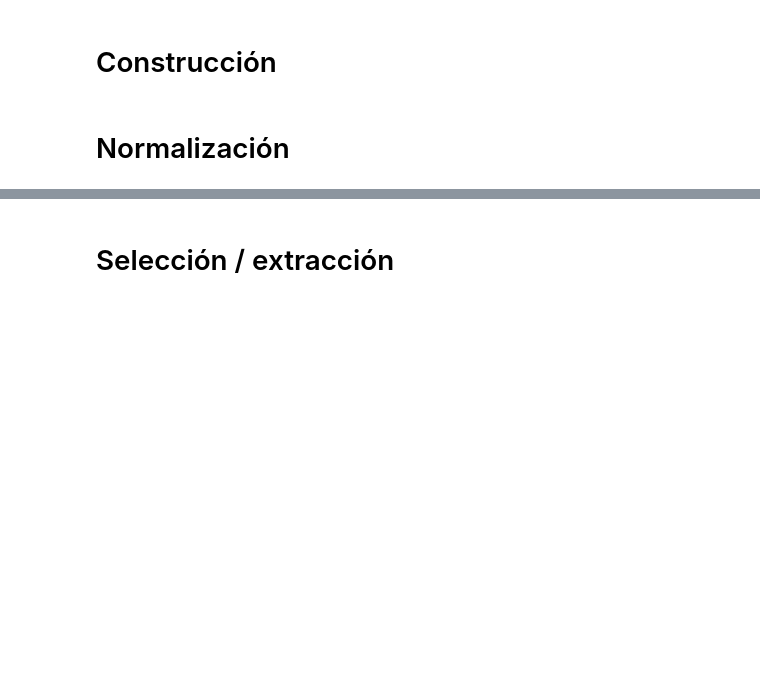
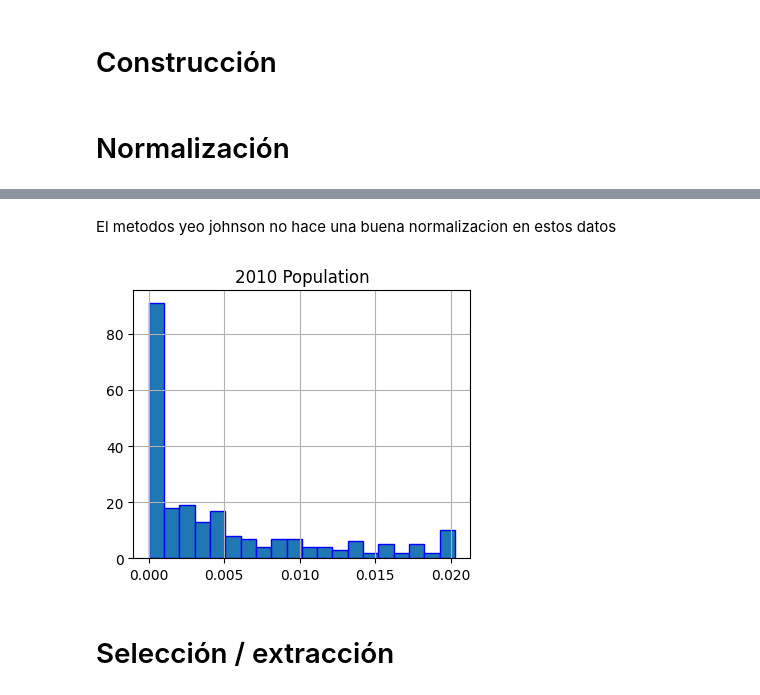
Before and after one commit to andreavazquezt/ProyectoIntegrador, a Jupyter notebook: Avance2_Equipo4.ipynb, the cells around one changed output, grey strips where cells are left out. Cells and saved outputs as stored; diff of their text form; code cells hidden in the pictures; blank space fills up the shorter version.

```diff
--- a/Avance2_Equipo4.ipynb
+++ b/Avance2_Equipo4.ipynb
@@ -19,3 +78,12 @@
+# %% [markdown]
+El metodos yeo johnson no hace una buena normalizacion en estos datos
+# %%
+yeodata,lambday = sts.yeojohnson(datos2['2010 Population'])
+datosyeo = pd.DataFrame(yeodata, columns=["2010 Population"])
+datosyeo.hist(bins=20,layout=(2,2),edgecolor='b',figsize=(10,8))
+plt.show()
+# %% [output]
+[figure, added]
 # %% [markdown]
 # Selección / extracción
 # %%
```
Also changed, not shown: parts of 12 cells of this notebook.
